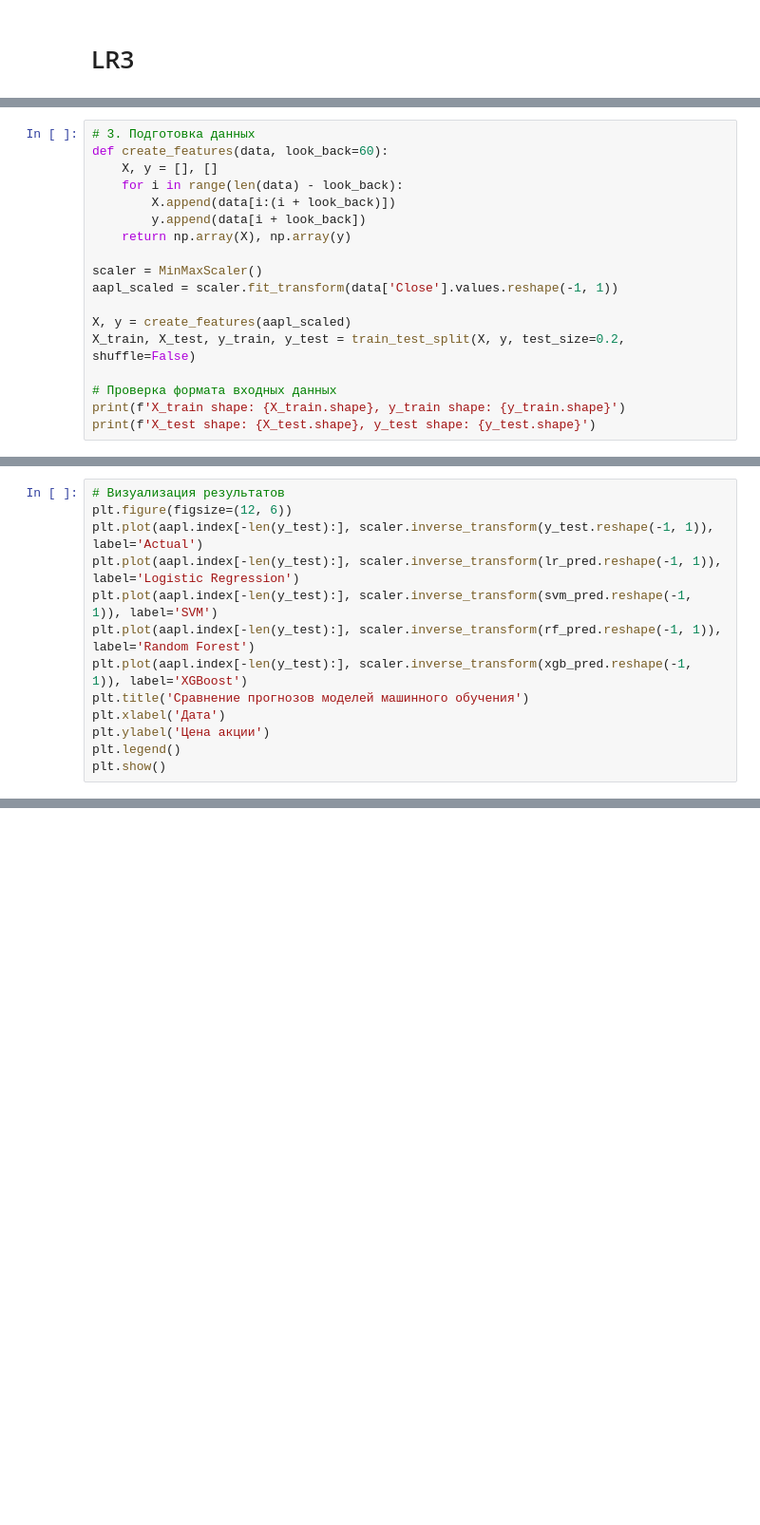
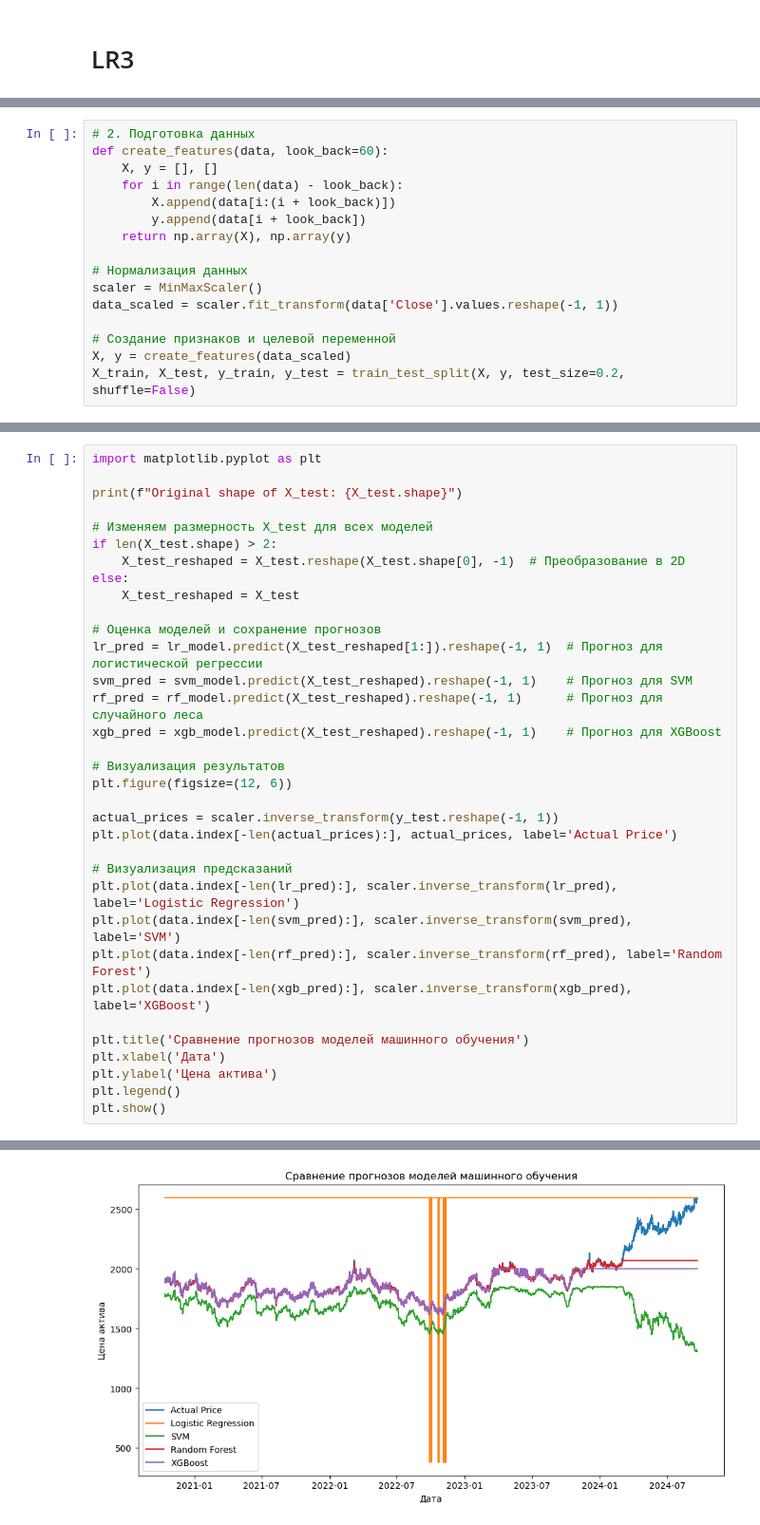
Before and after one commit to ExXxMachine/DL, a Jupyter notebook: LR3.ipynb, the cells around one changed output, grey strips where cells are left out. Shown at 95% size. Cells and saved outputs as stored; diff of their text form; blank space fills up the shorter version.

```diff
--- a/LR3.ipynb
+++ b/LR3.ipynb
@@ -50,5 +24,5 @@ plt.show()
 # %%
-# 3. Подготовка данных
+# 2. Подготовка данных
 def create_features(data, look_back=60):
     X, y = [], []
     for i in range(len(data) - look_back):
@@ -56,12 +30,10 @@ def create_features(data, look_back=60):
         y.append(data[i + look_back])
     return np.array(X), np.array(y)
 
+# Нормализация данных
 scaler = MinMaxScaler()
-aapl_scaled = scaler.fit_transform(data['Close'].values.reshape(-1, 1))
+data_scaled = scaler.fit_transform(data['Close'].values.reshape(-1, 1))
 
-X, y = create_features(aapl_scaled)
+# Создание признаков и целевой переменной
+X, y = create_features(data_scaled)
 X_train, X_test, y_train, y_test = train_test_split(X, y, test_size=0.2, shuffle=False)
-
-# Проверка формата входных данных
-print(f'X_train shape: {X_train.shape}, y_train shape: {y_train.shape}')
-print(f'X_test shape: {X_test.shape}, y_test shape: {y_test.shape}')
@@ -141,13 +177,35 @@ xgb_pred = evaluate_model(xgb_model, X_test, y_test.ravel(), 'XGBoost')
 # %%
+import matplotlib.pyplot as plt
+
+print(f"Original shape of X_test: {X_test.shape}")
+
+# Изменяем размерность X_test для всех моделей
+if len(X_test.shape) > 2:
+    X_test_reshaped = X_test.reshape(X_test.shape[0], -1)  # Преобразование в 2D
+else:
+    X_test_reshaped = X_test
+
+# Оценка моделей и сохранение прогнозов
+lr_pred = lr_model.predict(X_test_reshaped[1:]).reshape(-1, 1)  # Прогноз для логистической регрессии
+svm_pred = svm_model.predict(X_test_reshaped).reshape(-1, 1)    # Прогноз для SVM
+rf_pred = rf_model.predict(X_test_reshaped).reshape(-1, 1)      # Прогноз для случайного леса
+xgb_pred = xgb_model.predict(X_test_reshaped).reshape(-1, 1)    # Прогноз для XGBoost
+
 # Визуализация результатов
 plt.figure(figsize=(12, 6))
-plt.plot(aapl.index[-len(y_test):], scaler.inverse_transform(y_test.reshape(-1, 1)), label='Actual')
-plt.plot(aapl.index[-len(y_test):], scaler.inverse_transform(lr_pred.reshape(-1, 1)), label='Logistic Regression')
-plt.plot(aapl.index[-len(y_test):], scaler.inverse_transform(svm_pred.reshape(-1, 1)), label='SVM')
-plt.plot(aapl.index[-len(y_test):], scaler.inverse_transform(rf_pred.reshape(-1, 1)), label='Random Forest')
-plt.plot(aapl.index[-len(y_test):], scaler.inverse_transform(xgb_pred.reshape(-1, 1)), label='XGBoost')
+
+actual_prices = scaler.inverse_transform(y_test.reshape(-1, 1))
+plt.plot(data.index[-len(actual_prices):], actual_prices, label='Actual Price')
+
+# Визуализация предсказаний
+plt.plot(data.index[-len(lr_pred):], scaler.inverse_transform(lr_pred), label='Logistic Regression')
+plt.plot(data.index[-len(svm_pred):], scaler.inverse_transform(svm_pred), label='SVM')
+plt.plot(data.index[-len(rf_pred):], scaler.inverse_transform(rf_pred), label='Random Forest')
+plt.plot(data.index[-len(xgb_pred):], scaler.inverse_transform(xgb_pred), label='XGBoost')
+
 plt.title('Сравнение прогнозов моделей машинного обучения')
 plt.xlabel('Дата')
-plt.ylabel('Цена акции')
+plt.ylabel('Цена актива')
 plt.legend()
 plt.show()
+# %% [output]
@@ -154 +213,2 @@ plt.show()
+[figure, added]
 # %%
```
Also changed, not shown: parts of 11 cells of this notebook.
